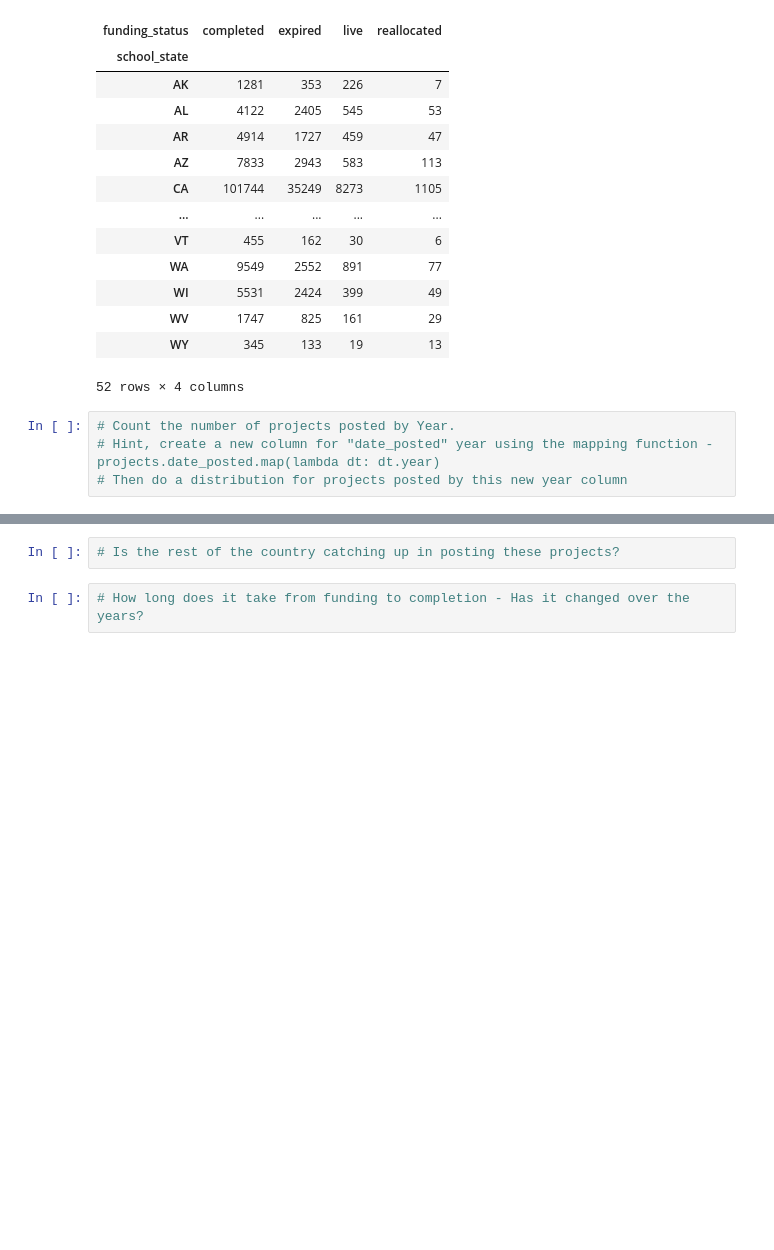
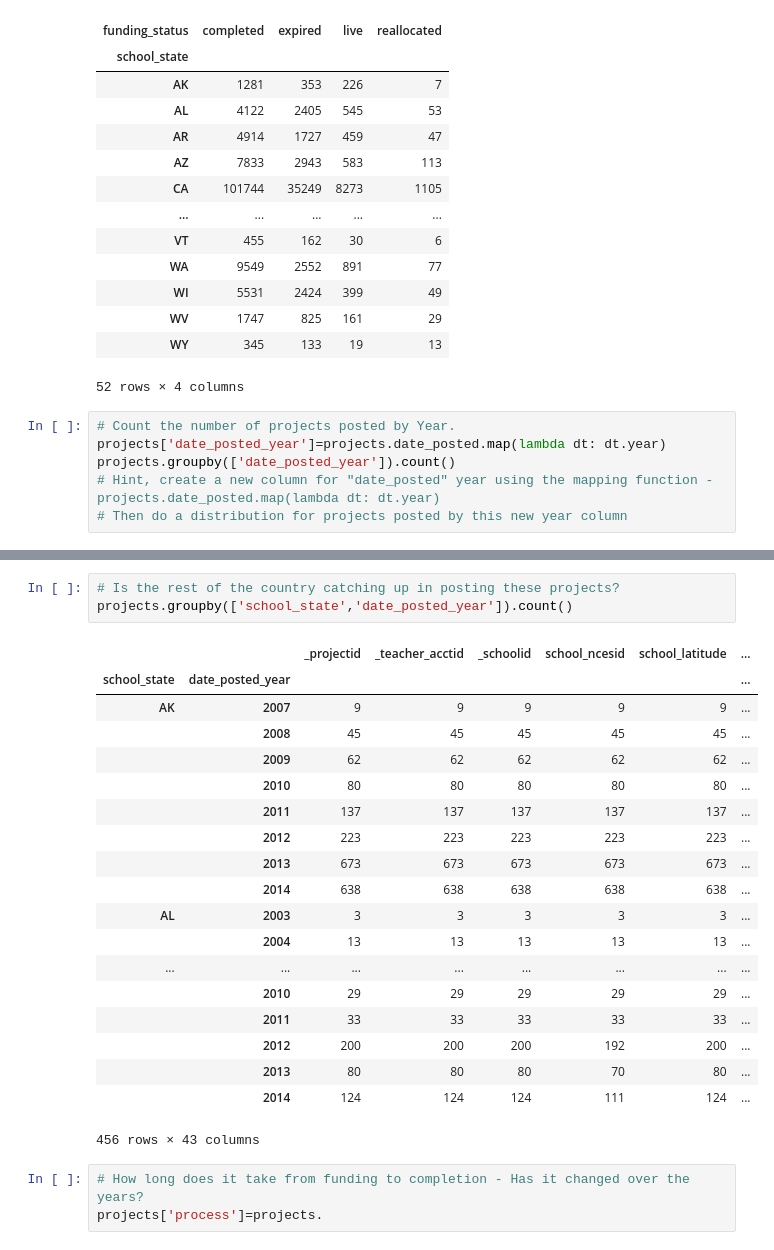
Before and after one commit to DKAllgeier/DAT_SF_11, a Jupyter notebook: labs/lab_02/lab2-exercise-donors-choose-starter-DKA.ipynb, the cells around one changed output, grey strips where cells are left out. Drawn from its saved outputs; the diff is of its cells as text; blank space fills up the shorter version.

```diff
--- a/labs/lab_02/lab2-exercise-donors-choose-starter-DKA.ipynb
+++ b/labs/lab_02/lab2-exercise-donors-choose-starter-DKA.ipynb
@@ -171,5 +164,7 @@ funding_count_by_state.unstack(1)
 52 rows × 4 columns
 # %%
 # Count the number of projects posted by Year.
+projects['date_posted_year']=projects.date_posted.map(lambda dt: dt.year)
+projects.groupby(['date_posted_year']).count()
 # Hint, create a new column for "date_posted" year using the mapping function - projects.date_posted.map(lambda dt: dt.year)
 # Then do a distribution for projects posted by this new year column
@@ -176,4 +188,26 @@ funding_count_by_state.unstack(1)
 # %%
 # Is the rest of the country catching up in posting these projects?
+projects.groupby(['school_state','date_posted_year']).count()
+# %% [output]
+|  |  | _projectid | _teacher_acctid | _schoolid | school_ncesid | school_latitude | ... |
+| school_state | date_posted_year |  |  |  |  |  | ... |
+| AK | 2007 | 9 | 9 | 9 | 9 | 9 | ... |
+|  | 2008 | 45 | 45 | 45 | 45 | 45 | ... |
+|  | 2009 | 62 | 62 | 62 | 62 | 62 | ... |
+|  | 2010 | 80 | 80 | 80 | 80 | 80 | ... |
+|  | 2011 | 137 | 137 | 137 | 137 | 137 | ... |
+|  | 2012 | 223 | 223 | 223 | 223 | 223 | ... |
+|  | 2013 | 673 | 673 | 673 | 673 | 673 | ... |
+|  | 2014 | 638 | 638 | 638 | 638 | 638 | ... |
+| AL | 2003 | 3 | 3 | 3 | 3 | 3 | ... |
+|  | 2004 | 13 | 13 | 13 | 13 | 13 | ... |
+| ... | ... | ... | ... | ... | ... | ... | ... |
+|  | 2010 | 29 | 29 | 29 | 29 | 29 | ... |
+|  | 2011 | 33 | 33 | 33 | 33 | 33 | ... |
+|  | 2012 | 200 | 200 | 200 | 192 | 200 | ... |
+|  | 2013 | 80 | 80 | 80 | 70 | 80 | ... |
+|  | 2014 | 124 | 124 | 124 | 111 | 124 | ... |
+456 rows × 43 columns
 # %%
 # How long does it take from funding to completion - Has it changed over the years?
+projects['process']=projects.
```
Also changed, not shown: parts of 3 cells of this notebook, 1 other file.
